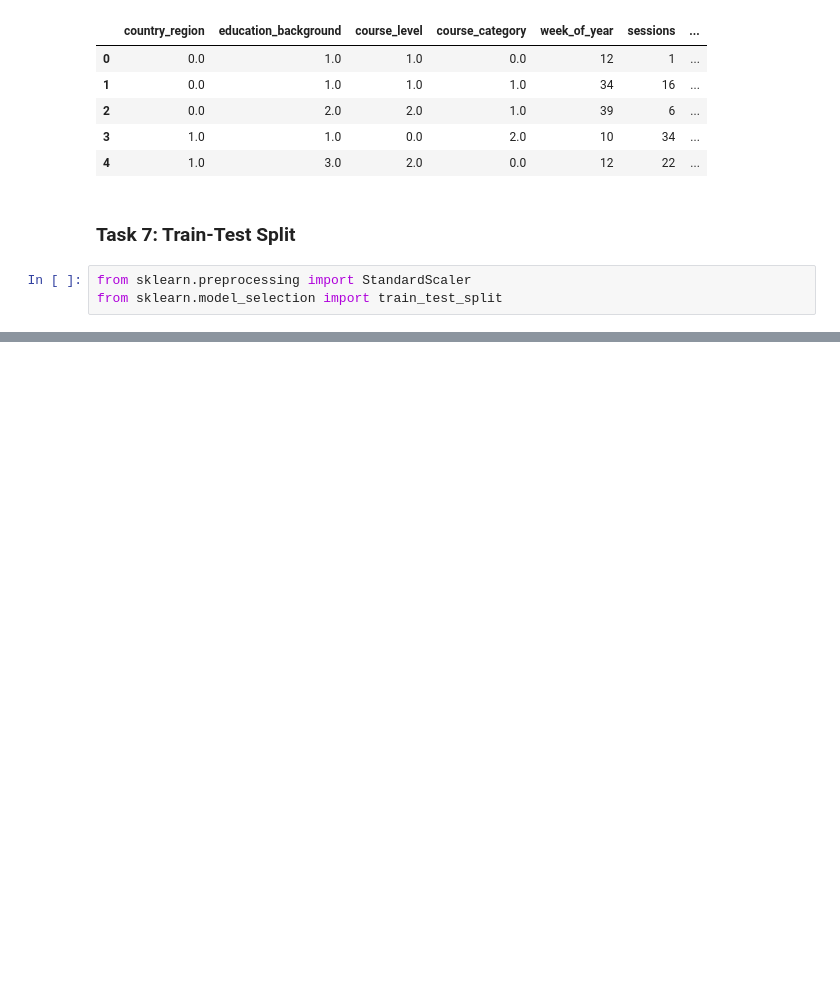
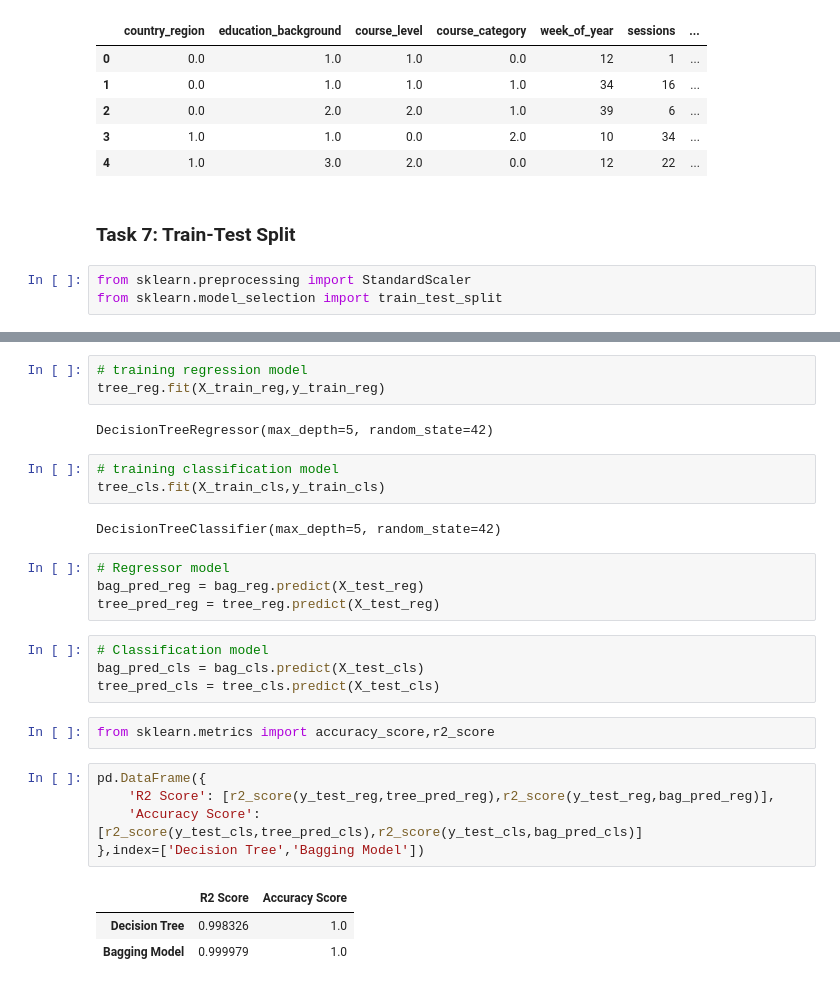
Before and after one commit to Deepvejpara/Outcome_Predictor, a Jupyter notebook: Ensemble_Learning_Student_Performance_Prediction.ipynb, the cells around one changed output, grey strips where cells are left out. Saved outputs shown, nothing was run; the diff lists cells and outputs as text; blank space fills up the shorter version.

```diff
--- a/Ensemble_Learning_Student_Performance_Prediction.ipynb
+++ b/Ensemble_Learning_Student_Performance_Prediction.ipynb
@@ -118,0 +148,29 @@ X_train,X_test,y_train_cls,y_test_cls = train_test_split(X,y_cls,test_size=0.2,r
+# %%
+# training regression model
+tree_reg.fit(X_train_reg,y_train_reg)
+# %% [output]
+DecisionTreeRegressor(max_depth=5, random_state=42)
+# %%
+# training classification model
+tree_cls.fit(X_train_cls,y_train_cls)
+# %% [output]
+DecisionTreeClassifier(max_depth=5, random_state=42)
+# %%
+# Regressor model
+bag_pred_reg = bag_reg.predict(X_test_reg)
+tree_pred_reg = tree_reg.predict(X_test_reg)
+# %%
+# Classification model
+bag_pred_cls = bag_cls.predict(X_test_cls)
+tree_pred_cls = tree_cls.predict(X_test_cls)
+# %%
+from sklearn.metrics import accuracy_score,r2_score
+# %%
+pd.DataFrame({
+    'R2 Score': [r2_score(y_test_reg,tree_pred_reg),r2_score(y_test_reg,bag_pred_reg)],
+    'Accuracy Score': [r2_score(y_test_cls,tree_pred_cls),r2_score(y_test_cls,bag_pred_cls)]
+},index=['Decision Tree','Bagging Model'])
+# %% [output]
+|  | R2 Score | Accuracy Score |
+| Decision Tree | 0.998326 | 1.0 |
+| Bagging Model | 0.999979 | 1.0 |
```
Also changed, not shown: parts of 12 cells of this notebook.
